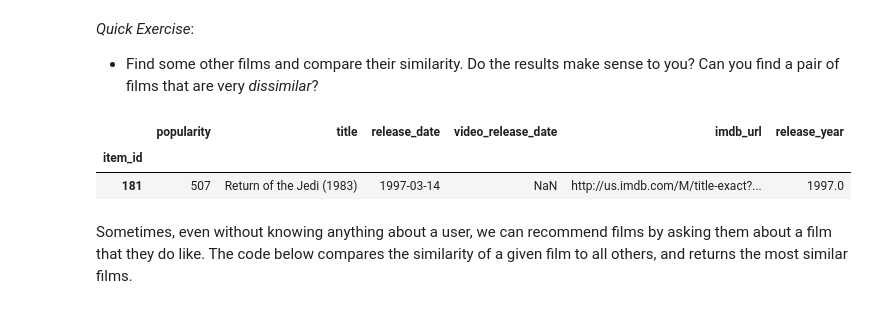
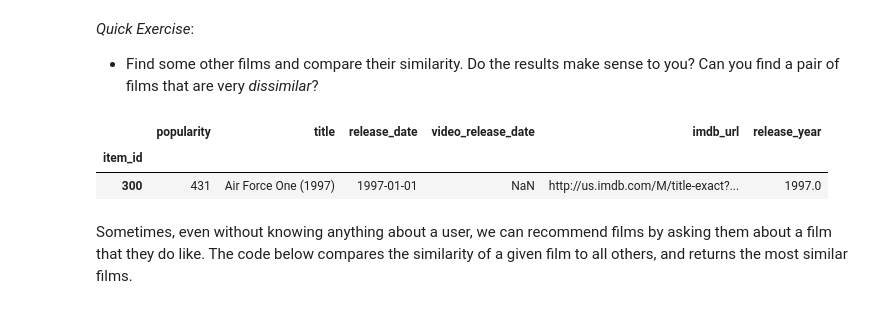
Before and after one commit to benjso/deep_learning, a Jupyter notebook: 01_materials/labs/lab_3.ipynb, the cells around one changed output. Saved outputs shown, nothing was run; the diff lists cells and outputs as text; code cells hidden in the pictures.

```diff
--- a/01_materials/labs/lab_3.ipynb
+++ b/01_materials/labs/lab_3.ipynb
@@ -409,13 +422,15 @@ Cosine similarity: 1.0
 # %%
 # Code to help you search for a movie title
 partial_title = "Jedi"
 indexed_items[indexed_items['title'].str.contains(partial_title)]
 
 # Your code here
+partial_title = "Force"
+indexed_items[indexed_items['title'].str.contains(partial_title)]
 # %% [output]
 |  | popularity | title | release_date | video_release_date | imdb_url | release_year |
 | item_id |  |  |  |  |  |  |
-| 181 | 507 | Return of the Jedi (1983) | 1997-03-14 | NaN | http://us.imdb.com/M/title-exact?... | 1997.0 |
+| 300 | 431 | Air Force One (1997) | 1997-01-01 | NaN | http://us.imdb.com/M/title-exact?... | 1997.0 |
 # %% [markdown]
 Sometimes, even without knowing anything about a user, we can recommend films by asking them about a film that they do like. The code below compares the similarity of a given film to all others, and returns the most similar films.
 # %%
```
Also changed, not shown: parts of 6 cells of this notebook, 2 other files.
